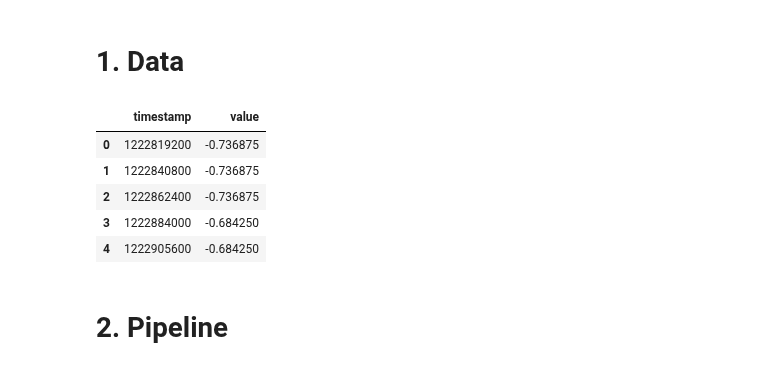
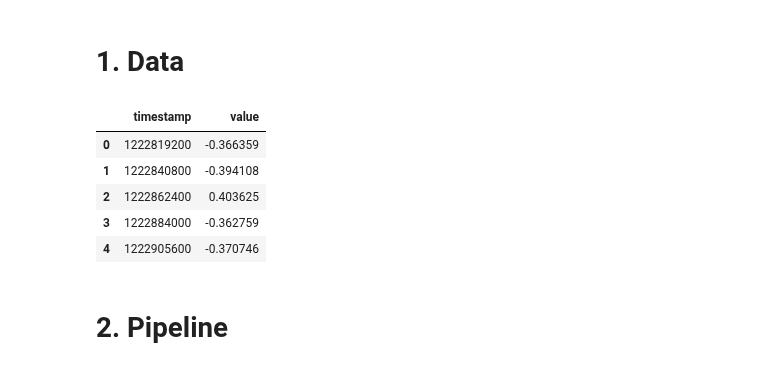
Before and after one commit to sintel-dev/Orion, a Jupyter notebook: tutorials/pipelines/UniTS.ipynb, the cells around one changed output. Drawn from its saved outputs; the diff is of its cells as text; code cells hidden in the pictures.

```diff
--- a/tutorials/pipelines/UniTS.ipynb
+++ b/tutorials/pipelines/UniTS.ipynb
@@ -5,20 +5,20 @@ from orion.data import load_signal, load_anomalies
 # %% [markdown]
 # 1. Data
 # %%
-signal_name = 'D-1'
+signal_name = 'S-1'
 
 data = load_signal(signal_name)
 
 anomalies = load_anomalies(signal_name)
 
 data.head()
 # %% [output]
 |  | timestamp | value |
-| 0 | 1222819200 | -0.736875 |
-| 1 | 1222840800 | -0.736875 |
-| 2 | 1222862400 | -0.736875 |
-| 3 | 1222884000 | -0.684250 |
-| 4 | 1222905600 | -0.684250 |
+| 0 | 1222819200 | -0.366359 |
+| 1 | 1222840800 | -0.394108 |
+| 2 | 1222862400 | 0.403625 |
+| 3 | 1222884000 | -0.362759 |
+| 4 | 1222905600 | -0.370746 |
 # %% [markdown]
 # 2. Pipeline
 # %%
```
Also changed, not shown: parts of 9 cells of this notebook.
